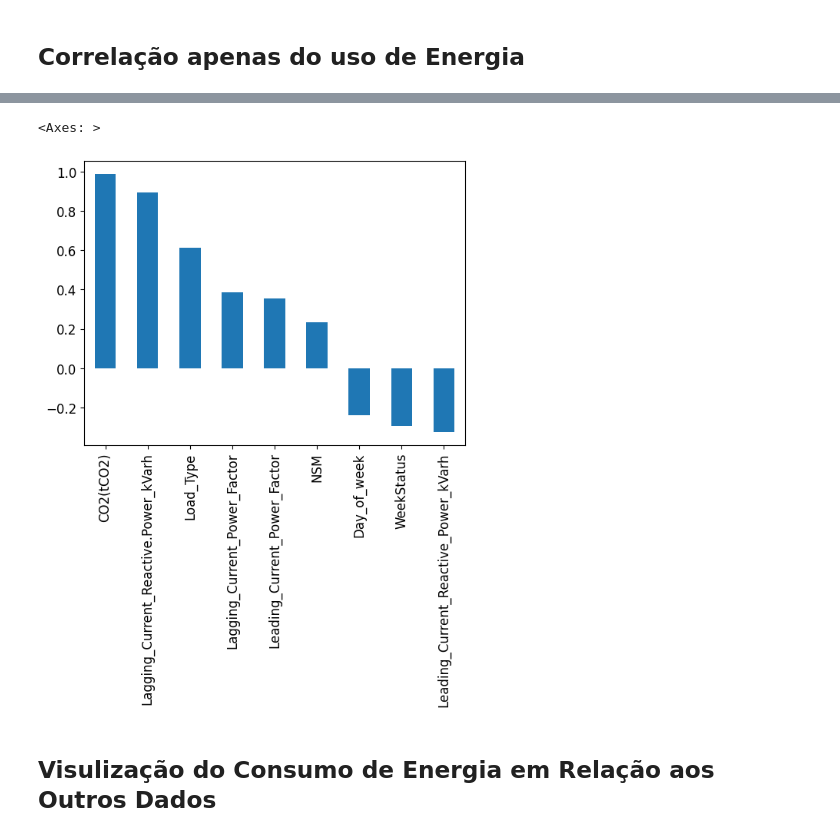
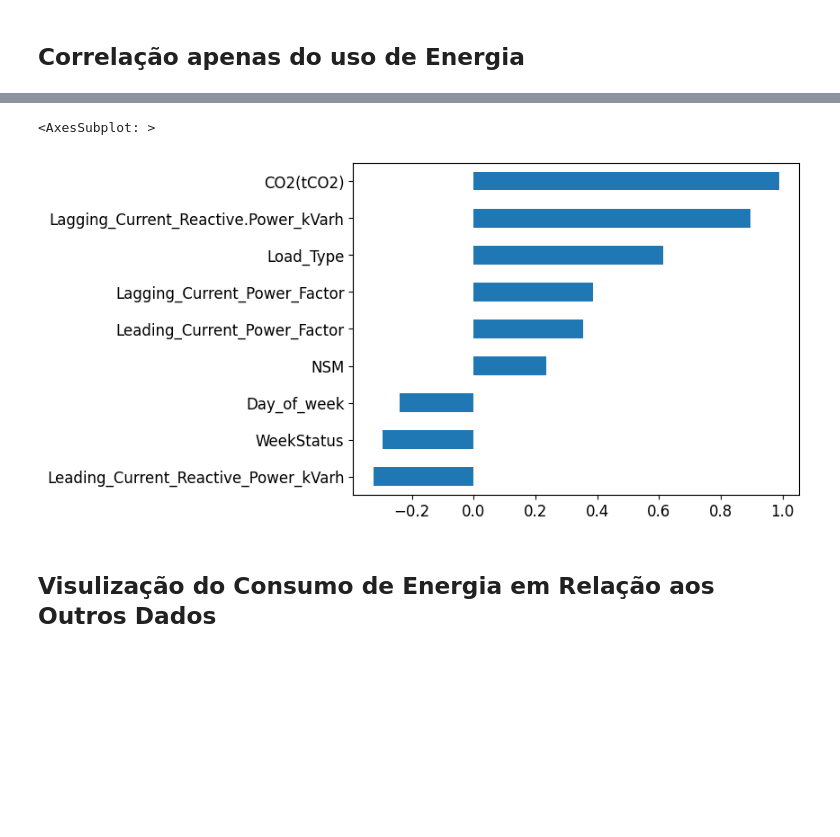
Before and after one commit to AurelioAquino92/fundamentosindustria40, a Jupyter notebook: Atividade_1_Fundamentos_da_Industria_4_0.ipynb, the cells around one changed output, grey strips where cells are left out. Saved outputs shown, nothing was run; the diff lists cells and outputs as text; code cells hidden in the pictures; blank space fills up the shorter version.

```diff
--- a/Atividade_1_Fundamentos_da_Industria_4_0.ipynb
+++ b/Atividade_1_Fundamentos_da_Industria_4_0.ipynb
@@ -70,9 +68,9 @@ Leading_Current_Reactive_Power_kVarh   -0.324922
 Name: Usage_kWh, dtype: float64
 # %%
-correlation_Usage.plot(kind='bar', fontsize='12')
+correlation_Usage[::-1].plot(kind='barh', fontsize='12')
 # %% [output]
-<Axes: >
+<AxesSubplot: >
-[figure, old version]
+[figure, new version]
 # %% [markdown]
 ## Visulização do Consumo de Energia em Relação aos Outros Dados
 # %%
```
Also changed, not shown: parts of 18 cells of this notebook.
